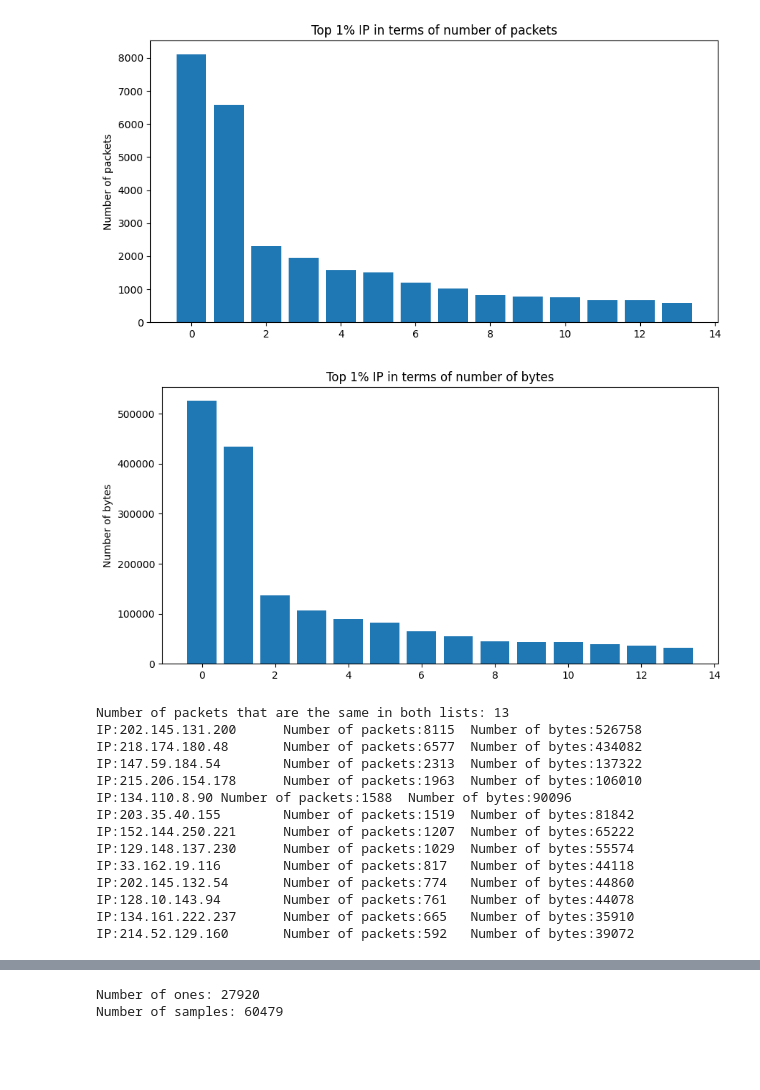
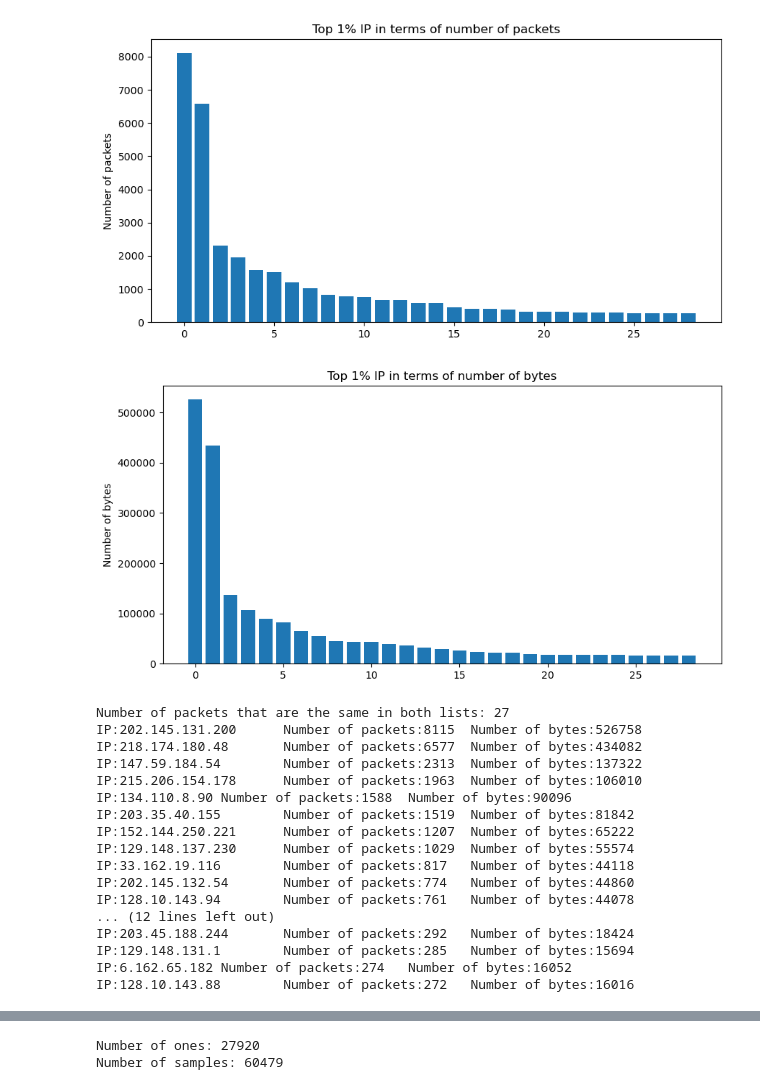
Before and after one commit to ghosciro/Tirocinio, a Jupyter notebook: packet_reader.ipynb, the cells around one changed output, grey strips where cells are left out. Saved outputs shown, nothing was run; the diff lists cells and outputs as text; code cells hidden in the pictures; blank space fills up the shorter version.

```diff
--- a/packet_reader.ipynb
+++ b/packet_reader.ipynb
@@ -41,38 +39,38 @@ for packet in packets:
         ip=packet[sc.IP].src
         if ip  in ip_packets:
             ip_packets[ip]=[ip_packets[ip][0]+1,ip_packets[ip][1]+len(packet)]
         else:
             ip_packets[ip]=[1,len(packet)]
 #select the top 1% packets in terms of number of packets
-top_10_Npackets=sorted(ip_packets.items(), key=lambda x: x[1][0], reverse=True)[:len(ip_packets)//200]
+top_10_Npackets=sorted(ip_packets.items(), key=lambda x: x[1][0], reverse=True)[:len(ip_packets)//100]
 #select the top 1% packets in terms of number of bytes
-top_10_Nbytes=sorted(ip_packets.items(), key=lambda x: x[1][1], reverse=True)[:len(ip_packets)//200]
+top_10_Nbytes=sorted(ip_packets.items(), key=lambda x: x[1][1], reverse=True)[:len(ip_packets)//100]
 
 #plot the top 1% IP in terms of number of packets
 plt.figure(figsize=(10,5))
 plt.bar(np.arange(len(top_10_Npackets)),[x[1][0] for x in top_10_Npackets])
 plt.title('Top 1% IP in terms of number of packets')
 plt.ylabel('Number of packets')
 plt.show()
 
 #plot the top 10% IP in terms of number of bytes
 plt.figure(figsize=(10,5))
 plt.bar(np.arange(len(top_10_Npackets)),[x[1][1] for x in top_10_Nbytes])
 plt.title('Top 1% IP in terms of number of bytes')
 plt.ylabel('Number of bytes')
 plt.show()
 
 #check the number of IP that are present in both  lists and sort them in descending order
 total_top_IPs=set([x[0] for x in top_10_Npackets]).intersection(set([x[0] for x in top_10_Nbytes]))
 total_top_IPs=sorted(total_top_IPs,key=lambda x: ip_packets[x][0],reverse=True)
 print('Number of packets that are the same in both lists:',len(total_top_IPs))
 #print the IP and the number of packets and bytes for each IP
 for IP in total_top_IPs:
     print(f"IP:{IP}\tNumber of packets:{ip_packets[IP][0]}\tNumber of bytes:{ip_packets[IP][1]}")
 # %% [output]
-[figure, old version]
+[figure, new version]
-[figure, old version]
+[figure, new version]
-Number of packets that are the same in both lists: 13
+Number of packets that are the same in both lists: 27
 IP:202.145.131.200      Number of packets:8115  Number of bytes:526758
 IP:218.174.180.48       Number of packets:6577  Number of bytes:434082
 IP:147.59.184.54        Number of packets:2313  Number of bytes:137322
@@ -84,5 +82,8 @@ IP:129.148.137.230      Number of packets:1029  Number of bytes:55574
 IP:33.162.19.116        Number of packets:817   Number of bytes:44118
 IP:202.145.132.54       Number of packets:774   Number of bytes:44860
 IP:128.10.143.94        Number of packets:761   Number of bytes:44078
-IP:134.161.222.237      Number of packets:665   Number of bytes:35910
-IP:214.52.129.160       Number of packets:592   Number of bytes:39072
+... (12 lines left out)
+IP:203.45.188.244       Number of packets:292   Number of bytes:18424
+IP:129.148.131.1        Number of packets:285   Number of bytes:15694
+IP:6.162.65.182 Number of packets:274   Number of bytes:16052
+IP:128.10.143.88        Number of packets:272   Number of bytes:16016
```
Also changed, not shown: parts of 2 cells of this notebook, 3 other files.
